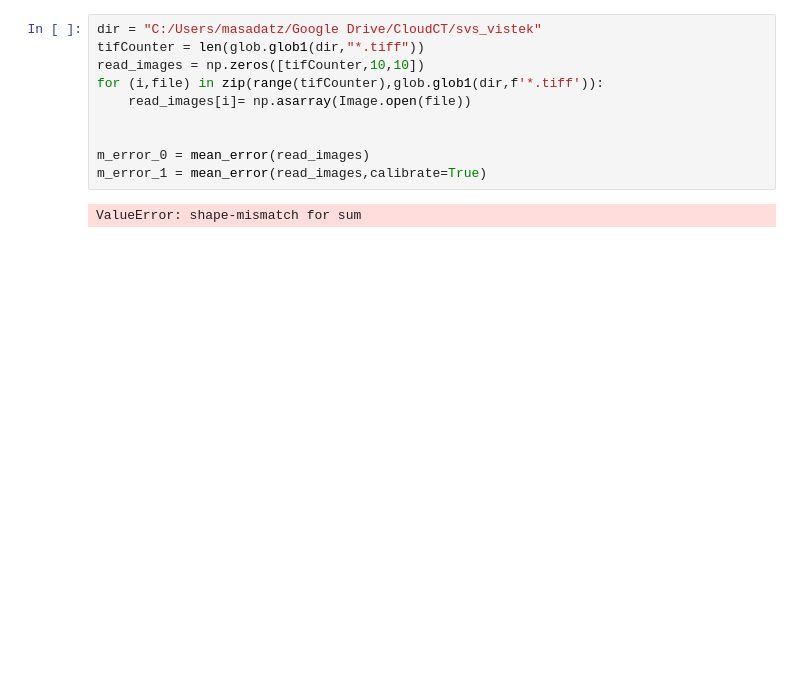
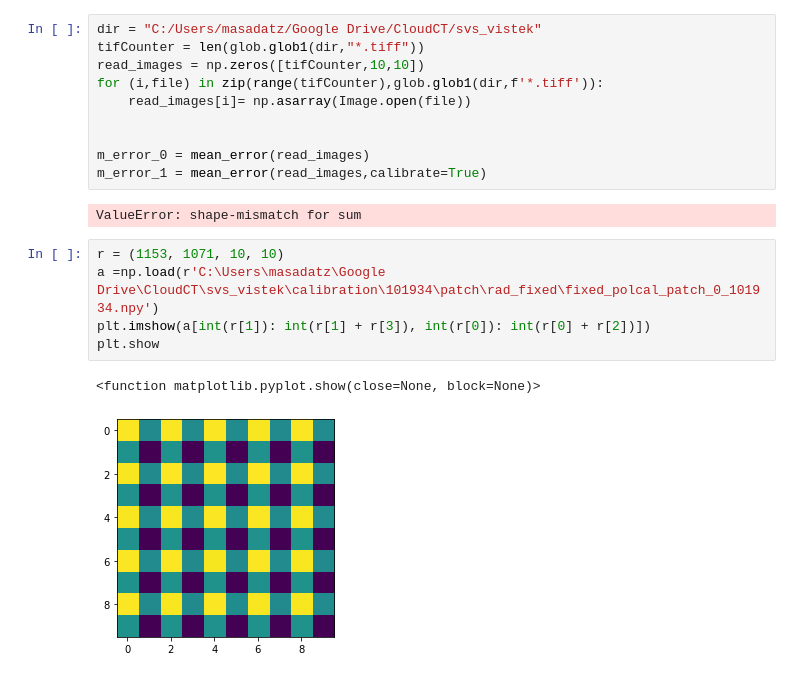
Before and after one commit to masadatz/PolCam, a Jupyter notebook: PolCal.ipynb, the cells around one changed output. Saved outputs shown, nothing was run; the diff lists cells and outputs as text; blank space fills up the shorter version.

```diff
--- a/PolCal.ipynb
+++ b/PolCal.ipynb
@@ -157,3 +157,11 @@ m_error_0 = mean_error(read_images)
 m_error_1 = mean_error(read_images,calibrate=True)
 # %% [output]
 ValueError: shape-mismatch for sum
+# %%
+r = (1153, 1071, 10, 10)
+a =np.load(r'C:\Users\masadatz\Google Drive\CloudCT\svs_vistek\calibration\101934\patch\rad_fixed\fixed_polcal_patch_0_101934.npy')
+plt.imshow(a[int(r[1]): int(r[1] + r[3]), int(r[0]): int(r[0] + r[2])])
+plt.show
+# %% [output]
+<function matplotlib.pyplot.show(close=None, block=None)>
+[figure, added]
```
Also changed, not shown: 3 other files.
